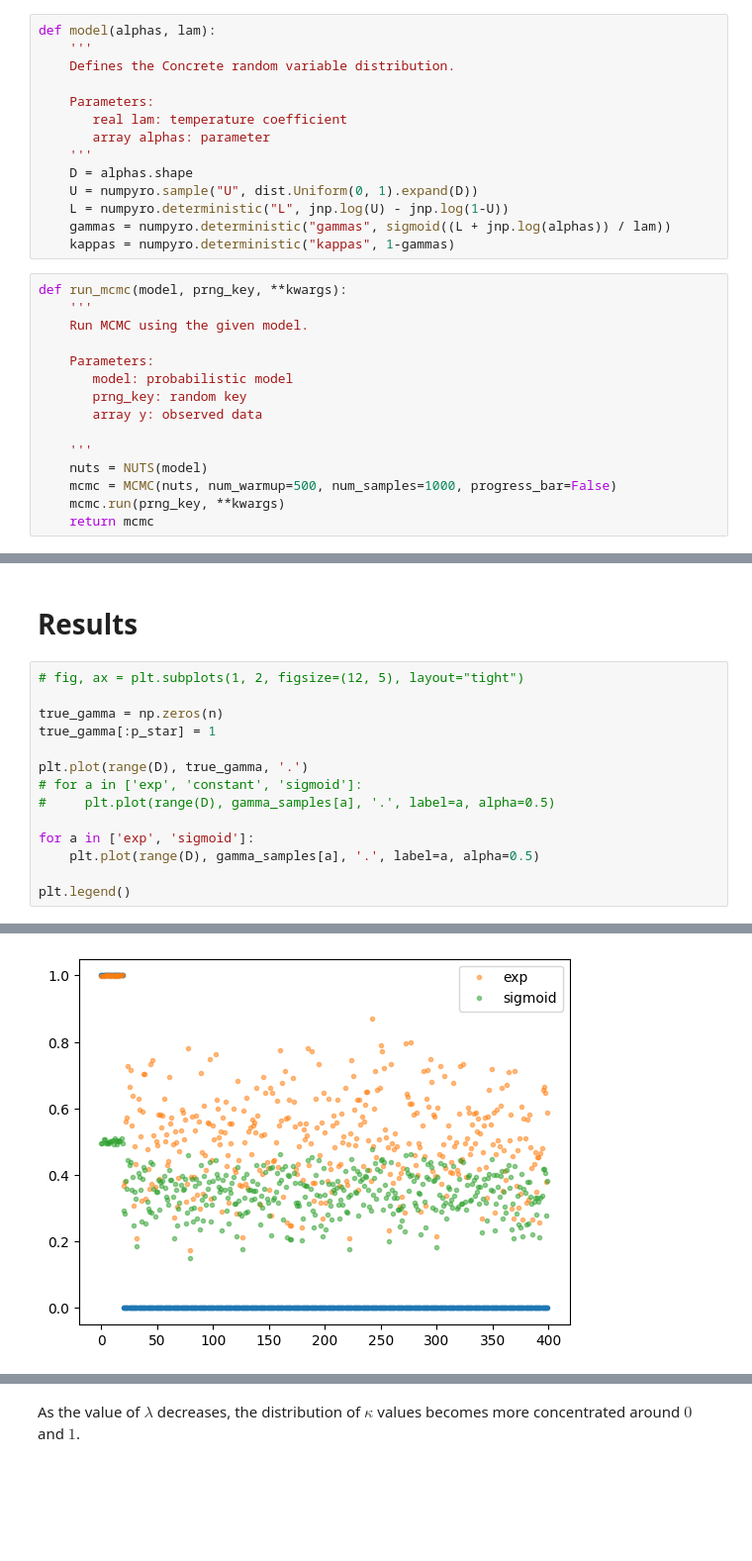
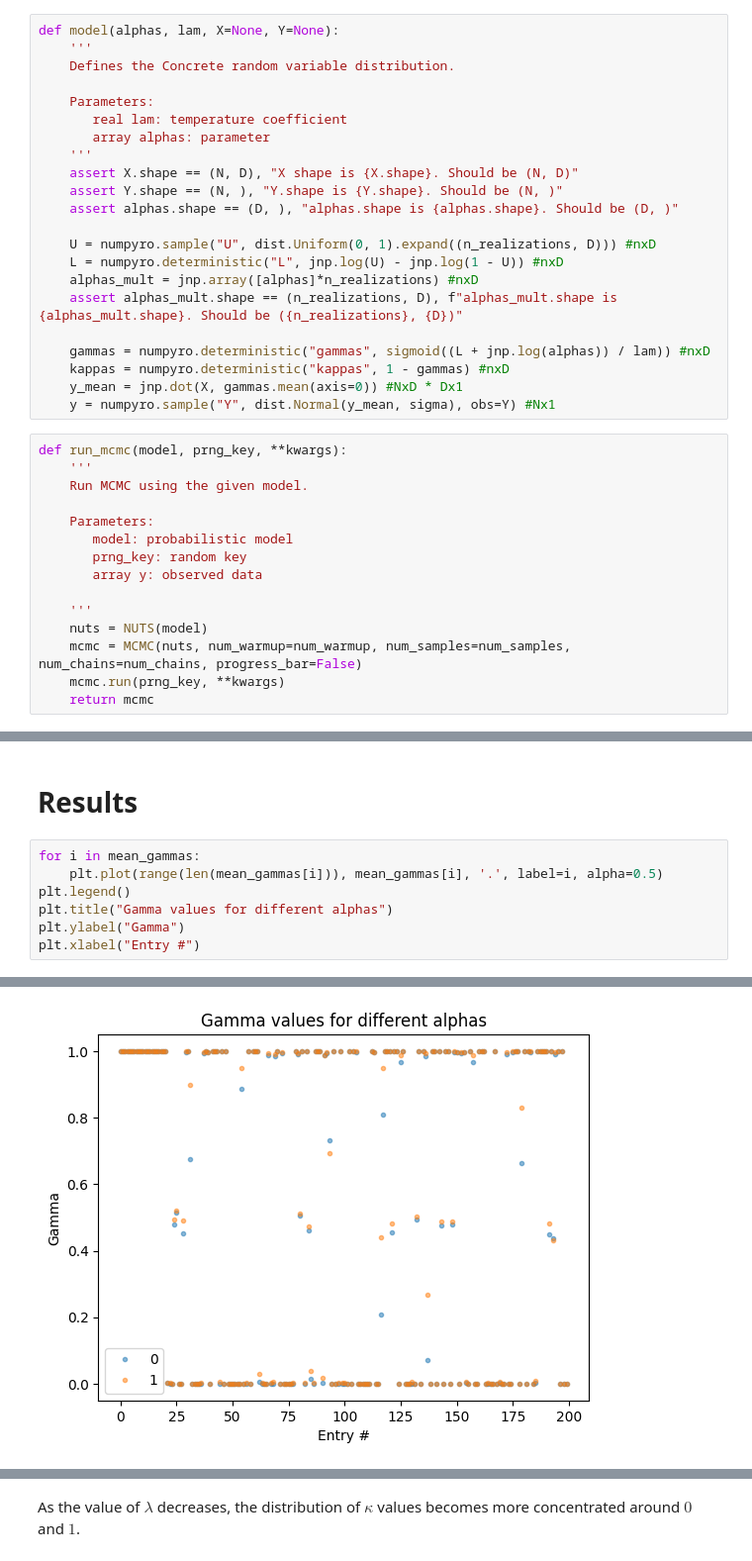
Before and after one commit to Grace0124/numpyro, a Jupyter notebook: concrete_alphas.ipynb, the cells around one changed output, grey strips where cells are left out. Shown at 99% size. Cells and saved outputs as stored; diff of their text form; blank space fills up the shorter version.

Commit message:
Comparison of adjusted alpha value vs. constant alpha value

```diff
--- a/concrete_alphas.ipynb
+++ b/concrete_alphas.ipynb
@@ -58,6 +80,6 @@ U_i &\sim \text{Uniform}(0, 1)
 In addition, the shrinkage coefficient $\kappa_i = 1 - \gamma_i$ is recorded.
 # %%
-def model(alphas, lam):
+def model(alphas, lam, X=None, Y=None):
     '''
     Defines the Concrete random variable distribution.
 
@@ -65,11 +87,19 @@ def model(alphas, lam):
        real lam: temperature coefficient
        array alphas: parameter
     '''
-    D = alphas.shape
-    U = numpyro.sample("U", dist.Uniform(0, 1).expand(D))
-    L = numpyro.deterministic("L", jnp.log(U) - jnp.log(1-U))
-    gammas = numpyro.deterministic("gammas", sigmoid((L + jnp.log(alphas)) / lam))
-    kappas = numpyro.deterministic("kappas", 1-gammas)
+    assert X.shape == (N, D), "X shape is {X.shape}. Should be (N, D)"
+    assert Y.shape == (N, ), "Y.shape is {Y.shape}. Should be (N, )"
+    assert alphas.shape == (D, ), "alphas.shape is {alphas.shape}. Should be (D, )"
+
+    U = numpyro.sample("U", dist.Uniform(0, 1).expand((n_realizations, D))) #nxD
+    L = numpyro.deterministic("L", jnp.log(U) - jnp.log(1 - U)) #nxD
+    alphas_mult = jnp.array([alphas]*n_realizations) #nxD
+    assert alphas_mult.shape == (n_realizations, D), f"alphas_mult.shape is {alphas_mult.shape}. Should be ({n_realizations}, {D})"
+
+    gammas = numpyro.deterministic("gammas", sigmoid((L + jnp.log(alphas)) / lam)) #nxD
+    kappas = numpyro.deterministic("kappas", 1 - gammas) #nxD
+    y_mean = jnp.dot(X, gammas.mean(axis=0)) #NxD * Dx1
+    y = numpyro.sample("Y", dist.Normal(y_mean, sigma), obs=Y) #Nx1
 # %%
 def run_mcmc(model, prng_key, **kwargs):
     '''
@@ -82,7 +112,7 @@ def run_mcmc(model, prng_key, **kwargs):
 
     '''
     nuts = NUTS(model)
-    mcmc = MCMC(nuts, num_warmup=500, num_samples=1000, progress_bar=False)
+    mcmc = MCMC(nuts, num_warmup=num_warmup, num_samples=num_samples, num_chains=num_chains, progress_bar=False)
     mcmc.run(prng_key, **kwargs)
     return mcmc
 # %%
@@ -179,17 +227,10 @@ Number of divergences: 0
 # %% [markdown]
 <h1> Results </h1>
 # %%
-# fig, ax = plt.subplots(1, 2, figsize=(12, 5), layout="tight")
-
-true_gamma = np.zeros(n)
-true_gamma[:p_star] = 1
-
-plt.plot(range(D), true_gamma, '.')
-# for a in ['exp', 'constant', 'sigmoid']:
-#     plt.plot(range(D), gamma_samples[a], '.', label=a, alpha=0.5)
-
-for a in ['exp', 'sigmoid']:
-    plt.plot(range(D), gamma_samples[a], '.', label=a, alpha=0.5)
-
+for i in mean_gammas:
+    plt.plot(range(len(mean_gammas[i])), mean_gammas[i], '.', label=i, alpha=0.5)
 plt.legend()
+plt.title("Gamma values for different alphas")
+plt.ylabel("Gamma")
+plt.xlabel("Entry #")
 # %% [output]
@@ -197,4 +238,4 @@ plt.legend()
-[figure, old version]
+[figure, new version]
 # %%
 fig, (ax1, ax2) = plt.subplots(1, 2, figsize=(12, 5), layout="tight")
 for ax in [ax1, ax2]:
```
Also changed, not shown: parts of 15 cells of this notebook, 1 other file.
